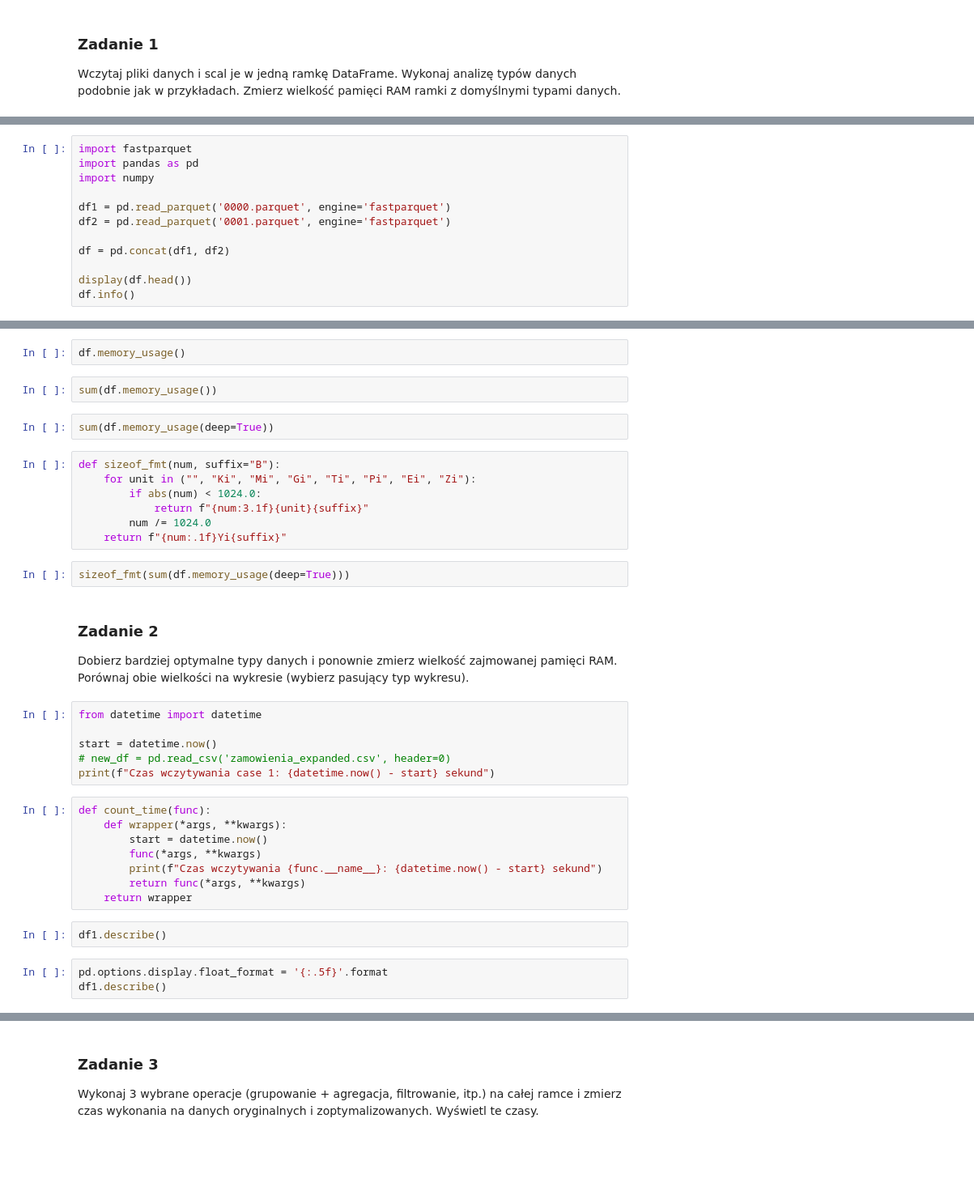
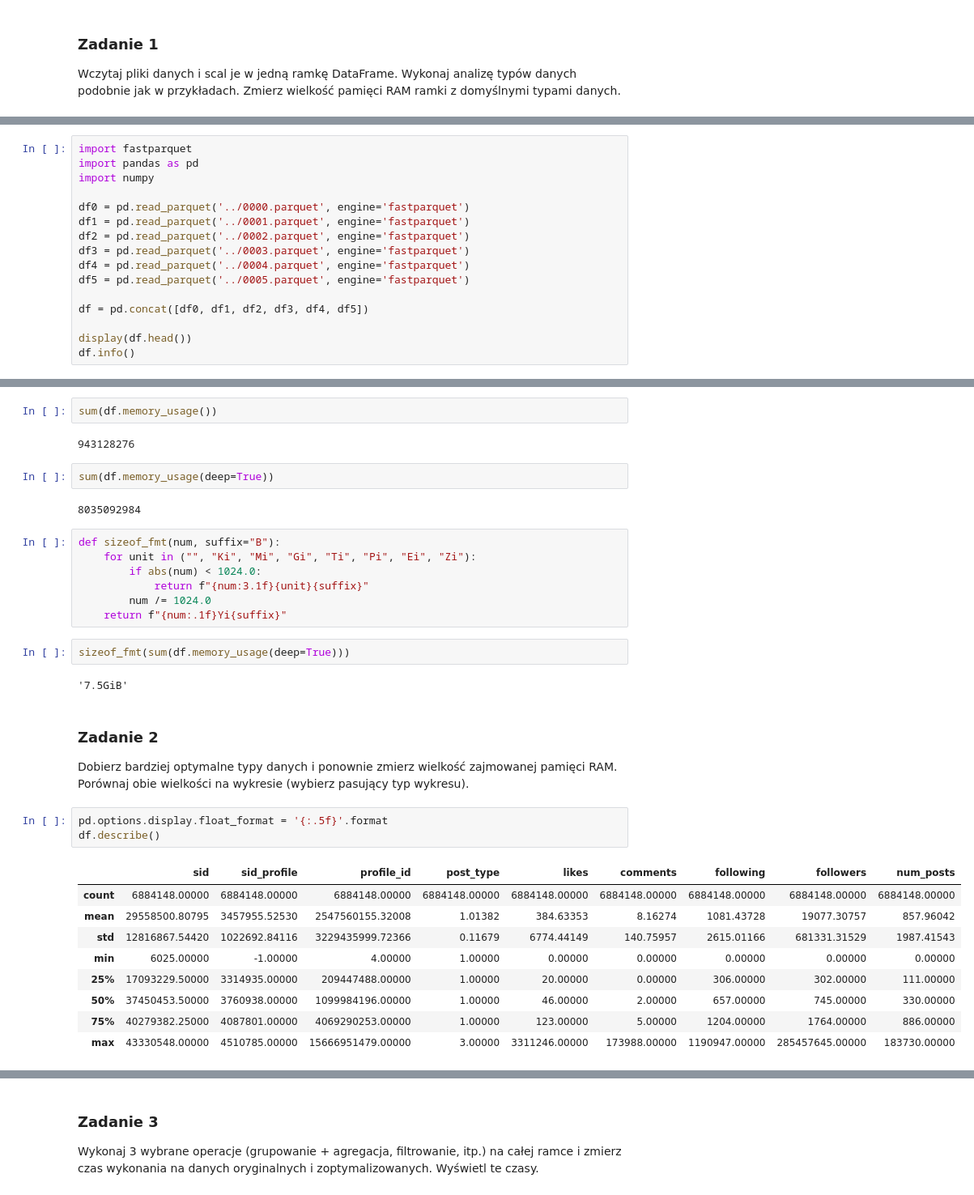
Before and after one commit to kryzin/analiza_duzych_zbiorow_danych, a Jupyter notebook: lab01/lab01.ipynb, the cells around one changed output, grey strips where cells are left out. Shown at 81% size. Saved outputs shown, nothing was run; the diff lists cells and outputs as text; blank space fills up the shorter version.

```diff
--- a/lab01/lab01.ipynb
+++ b/lab01/lab01.ipynb
@@ -6,10 +12,14 @@ import fastparquet
 import pandas as pd
 import numpy
 
-df1 = pd.read_parquet('0000.parquet', engine='fastparquet')
-df2 = pd.read_parquet('0001.parquet', engine='fastparquet')
+df0 = pd.read_parquet('../0000.parquet', engine='fastparquet')
+df1 = pd.read_parquet('../0001.parquet', engine='fastparquet')
+df2 = pd.read_parquet('../0002.parquet', engine='fastparquet')
+df3 = pd.read_parquet('../0003.parquet', engine='fastparquet')
+df4 = pd.read_parquet('../0004.parquet', engine='fastparquet')
+df5 = pd.read_parquet('../0005.parquet', engine='fastparquet')
 
-df = pd.concat(df1, df2)
+df = pd.concat([df0, df1, df2, df3, df4, df5])
 
 display(df.head())
 df.info()
@@ -18,9 +50,11 @@ FileNotFoundError: [Errno 2] No such file or directory: '0000.parquet'
-# %%
-df.memory_usage()
 # %%
 sum(df.memory_usage())
+# %% [output]
+943128276
 # %%
 sum(df.memory_usage(deep=True))
+# %% [output]
+8035092984
 # %%
 def sizeof_fmt(num, suffix="B"):
     for unit in ("", "Ki", "Mi", "Gi", "Ti", "Pi", "Ei", "Zi"):
@@ -30,25 +64,21 @@ def sizeof_fmt(num, suffix="B"):
     return f"{num:.1f}Yi{suffix}"
 # %%
 sizeof_fmt(sum(df.memory_usage(deep=True)))
+# %% [output]
+'7.5GiB'
 # %% [markdown]
 ### Zadanie 2
 Dobierz bardziej optymalne typy danych i ponownie zmierz wielkość zajmowanej pamięci RAM. Porównaj obie wielkości na wykresie (wybierz pasujący typ wykresu).
-# %%
-from datetime import datetime
-
-start = datetime.now()
-# new_df = pd.read_csv('zamowienia_expanded.csv', header=0)
-print(f"Czas wczytywania case 1: {datetime.now() - start} sekund")
-# %%
-def count_time(func):
-    def wrapper(*args, **kwargs):
-        start = datetime.now()
-        func(*args, **kwargs)
-        print(f"Czas wczytywania {func.__name__}: {datetime.now() - start} sekund")
-        return func(*args, **kwargs)
-    return wrapper
-# %%
-df1.describe()
 # %%
 pd.options.display.float_format = '{:.5f}'.format
-df1.describe()
+df.describe()
+# %% [output]
+|  | sid | sid_profile | profile_id | post_type | likes | comments | following | followers | num_posts |
+| count | 6884148.00000 | 6884148.00000 | 6884148.00000 | 6884148.00000 | 6884148.00000 | 6884148.00000 | 6884148.00000 | 6884148.00000 | 6884148.00000 |
+| mean | 29558500.80795 | 3457955.52530 | 2547560155.32008 | 1.01382 | 384.63353 | 8.16274 | 1081.43728 | 19077.30757 | 857.96042 |
+| std | 12816867.54420 | 1022692.84116 | 3229435999.72366 | 0.11679 | 6774.44149 | 140.75957 | 2615.01166 | 681331.31529 | 1987.41543 |
+| min | 6025.00000 | -1.00000 | 4.00000 | 1.00000 | 0.00000 | 0.00000 | 0.00000 | 0.00000 | 0.00000 |
+| 25% | 17093229.50000 | 3314935.00000 | 209447488.00000 | 1.00000 | 20.00000 | 0.00000 | 306.00000 | 302.00000 | 111.00000 |
+| 50% | 37450453.50000 | 3760938.00000 | 1099984196.00000 | 1.00000 | 46.00000 | 2.00000 | 657.00000 | 745.00000 | 330.00000 |
+| 75% | 40279382.25000 | 4087801.00000 | 4069290253.00000 | 1.00000 | 123.00000 | 5.00000 | 1204.00000 | 1764.00000 | 886.00000 |
+| max | 43330548.00000 | 4510785.00000 | 15666951479.00000 | 3.00000 | 3311246.00000 | 173988.00000 | 1190947.00000 | 285457645.00000 | 183730.00000 |
```
Also changed, not shown: parts of 25 cells of this notebook, 5 other files.
